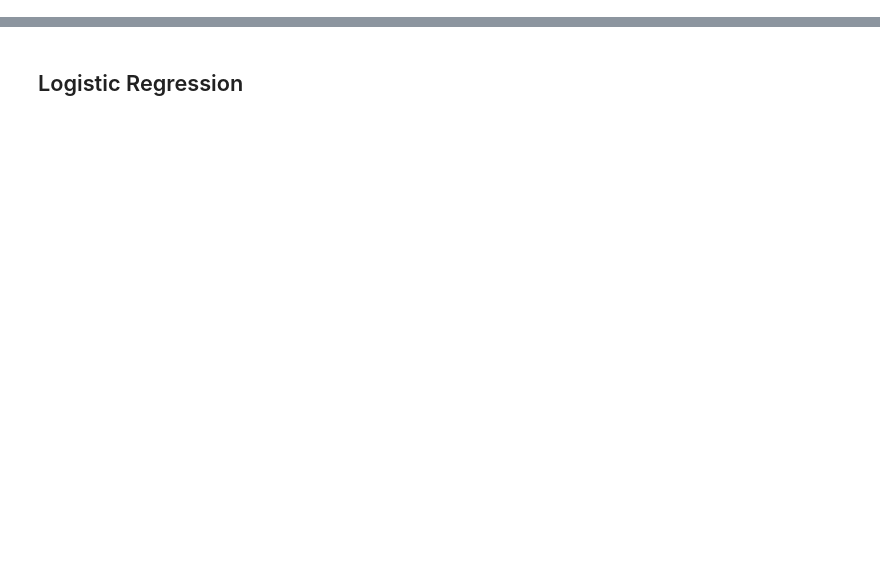
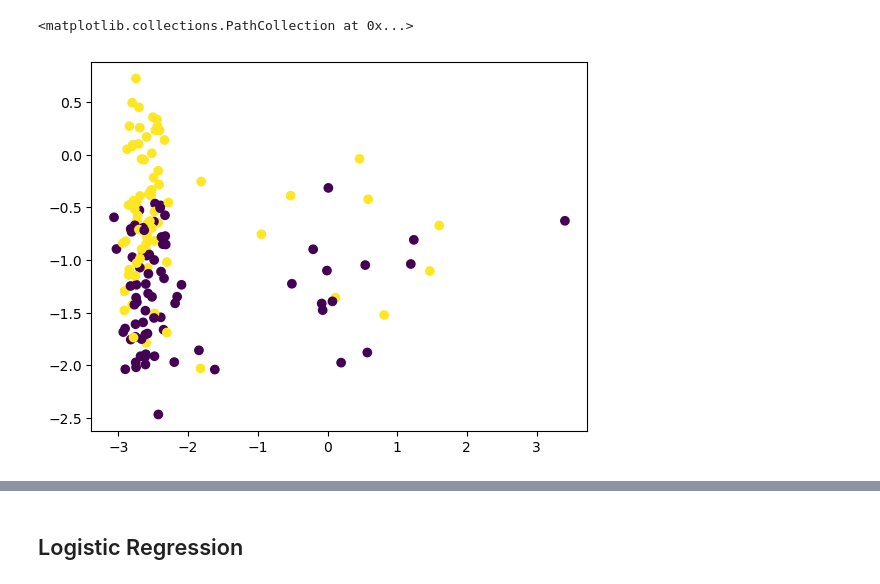
Before and after one commit to javadkavian/EEG_motor_imagery_analysis, a Jupyter notebook: src/main.ipynb, the cells around one changed output, grey strips where cells are left out. Saved outputs shown, nothing was run; the diff lists cells and outputs as text; code cells hidden in the pictures; blank space fills up the shorter version.

```diff
--- a/src/main.ipynb
+++ b/src/main.ipynb
@@ -30,0 +23,3 @@ shape = data.trials.shape
+# %%
+fmin, fmax = 8, 40
+data.trials = mne.filter.filter_data(data.trials.astype(np.float64), sfreq=data.sampling_frequency, l_freq=fmin, h_freq=fmax)
@@ -31,6 +51,6 @@ shape = data.trials.shape
 # %%
-X = data.trials.reshape(data.n_trails, -1)
-y = data.targets
+X = data.trials.astype(np.float64)
+y = data.targets.astype(np.float64)
 
 X_train, X_test, y_train, y_test = train_test_split(
     X, y,
@@ -40,0 +73,8 @@ X_train, X_test, y_train, y_test = train_test_split(
+# %%
+import numpy as np
+from mne.decoding import CSP
+
+n_components = 59
+csp = CSP(n_components=n_components, reg=None, log=None, norm_trace=False)
+X_train_csp = csp.fit_transform(X_train, y_train)
+X_test_csp = csp.transform(X_test)
@@ -40,0 +91,5 @@ X_train, X_test, y_train, y_test = train_test_split(
+# %%
+plt.scatter(X_train_csp[:,0], X_train_csp[:,1], c=y_train)
+# %% [output]
+<matplotlib.collections.PathCollection at 0x...>
+[figure, added]
```
Also changed, not shown: parts of 21 cells of this notebook, 2 other files.
